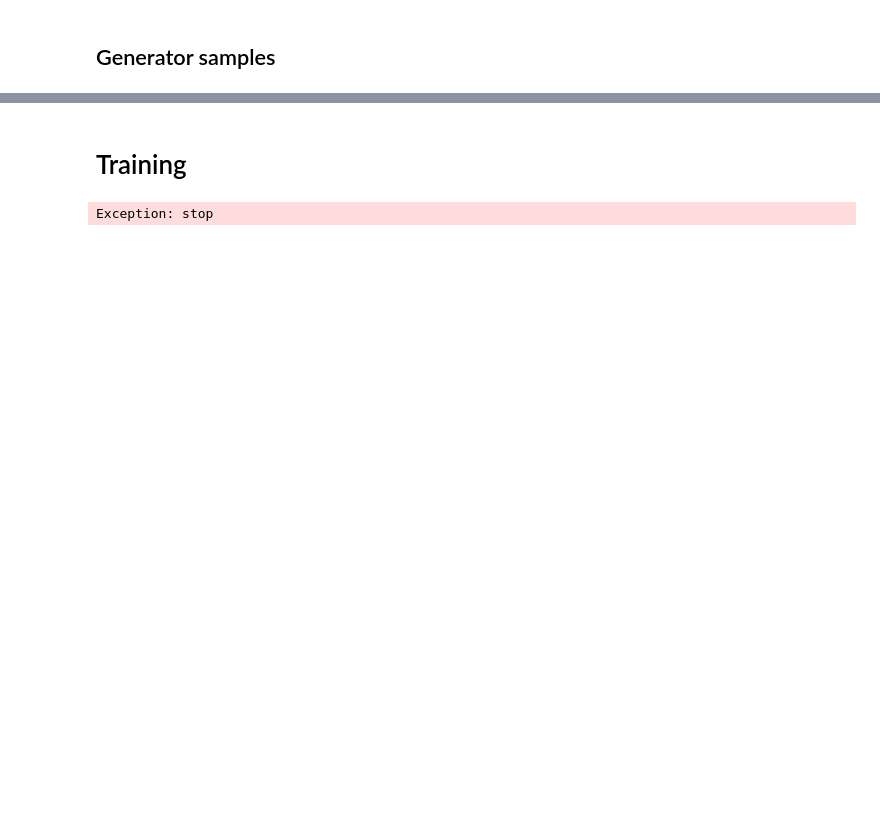
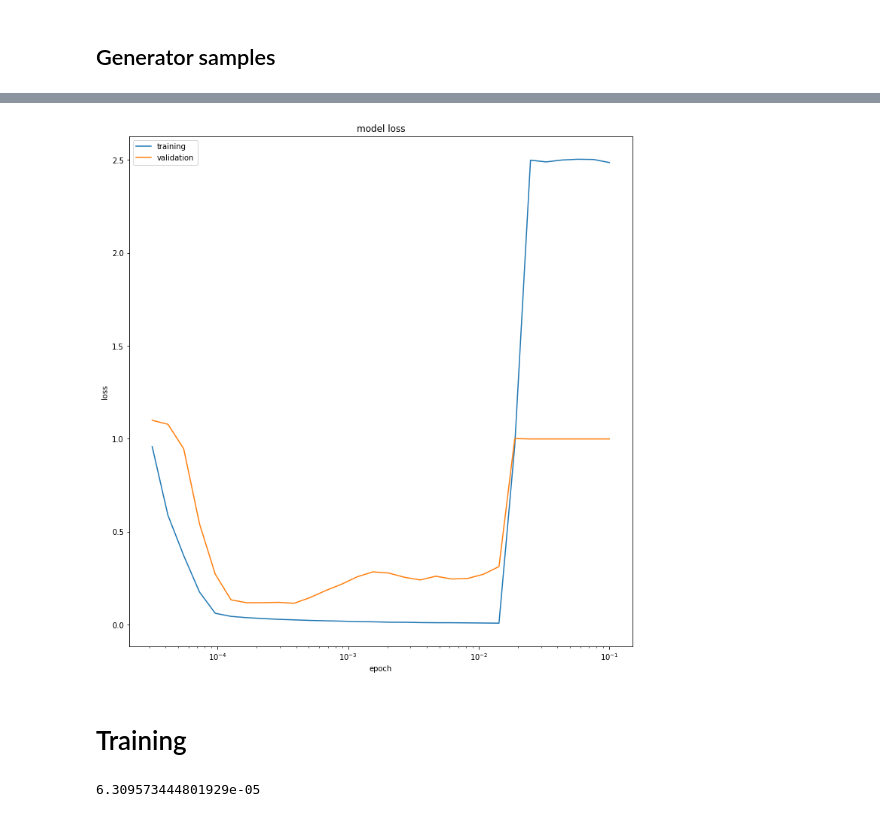
Before and after one commit to jpcbertoldo/tomo2seg, a Jupyter notebook: nbs/dryrun-03.ipynb, the cells around one changed output, grey strips where cells are left out. Cells and saved outputs as stored; diff of their text form; code cells hidden in the pictures; blank space fills up the shorter version.

```diff
--- a/nbs/dryrun-03.ipynb
+++ b/nbs/dryrun-03.ipynb
@@ -175,6 +175,6 @@ input_shape = (crop_size, crop_size, 1)
 nb_filters_0 = 12
 model_generator_function = modular_unet.u_net
 
-lr = 4e-3
-n_epochs = 30
+# lr = 4e-3
+# n_epochs = 30
 # %% [output]
@@ -182,7 +182,7 @@ n_epochs = 30
 Model paths object: ModelPaths(model_name='dryrun-03')
 # %%
 with mirrored_strategy.scope():
-    if not model_paths.autosaved_model_path.exists():
+    if not pathlib.Path(str(model_paths.autosaved_model_path) + '.hdf5').exists():
         assert not model_paths.model_path.exists(), f"Please delete '{model_paths.model_path}' to redefine it."
 
         model = model_generator_function(input_shape, nb_filters_0=nb_filters_0, output_channels=3, name=model_name)
@@ -190,10 +190,11 @@ with mirrored_strategy.scope():
 
     else:
         logger.warning("An autosaved model already exists, loading it instead of creating a new one!")
-        model = keras.models.load_model(model_paths.autosaved_model_path)
+        model = keras.models.load_model(str(model_paths.autosaved_model_path) + '.hdf5')
         # todo find the epoch that the training stopped at
 
-    optimizer = optimizers.Adam(lr=lr)
+#     optimizer = optimizers.Adam(lr=lr)
+    optimizer = optimizers.Adam()
     loss_func = losses.categorical_crossentropy
 
     model.compile(loss=loss_func, optimizer=optimizer)
@@ -346,0 +331,21 @@ for batch_index, ax in zip(random_batches, axs.ravel()):
+# %%
+cb = [
+    autosave_cb,
+    logger_cb,
+    callbacks.TerminateOnNaN(),
+#     reduce_lr_cb,
+    lr_range_test_schedule_cb
+]
+
+train_generator.force_shorter_epoch = 100
+# %%
+history_lr_rate_range_test = model.fit(
+    x=train_generator,
+    validation_data=val_generator,
+    validation_steps=100,  # todo put in summary
+    epochs=30,  # todo put this in variable
+    callbacks=cb,  # todo mention in summary...
+    verbose=1,
+    use_multiprocessing=False,   # todo add to summary
+    # class_weight=class_freqs_inv,  # todo better with actual images !!!!!!!!!!!!!!!!!!!!!
+)
@@ -347,6 +370,11 @@ for batch_index, ax in zip(random_batches, axs.ravel()):
+# %%
+plt.subplots(figsize=(10,10))
+plt.tight_layout()
+viz.display_training_curves(
+    history_lr_rate_range_test.history['loss'], history_lr_rate_range_test.history['val_loss'], 'loss', 111, x=np.logspace(-4.5, -1, 30)
+)
+plt.xscale('log')
+# %% [output]
+[figure, added]
 # %% [markdown]
 # Training
-# %%
-raise Exception('stop')  # avoid launching the train before taking a look above
-# %% [output]
-Exception: stop
@@ -353,3 +383,20 @@ Exception: stop
+# %%
+lr = 0.001
+
+from keras import backend as K
+K.set_value(model.optimizer.learning_rate, lr)
+
+cb = [
+    autosave_cb,
+    logger_cb,
+    callbacks.TerminateOnNaN(),
+    reduce_lr_cb,
+#     lr_range_test_schedule_cb
+]
+
+train_generator.force_shorter_epoch = 100
+# %% [output]
+6.309573444801929e-05
 # %%
 history = model.fit(
     x=train_generator,
```
Also changed, not shown: parts of 28 cells of this notebook, 7 other files.
